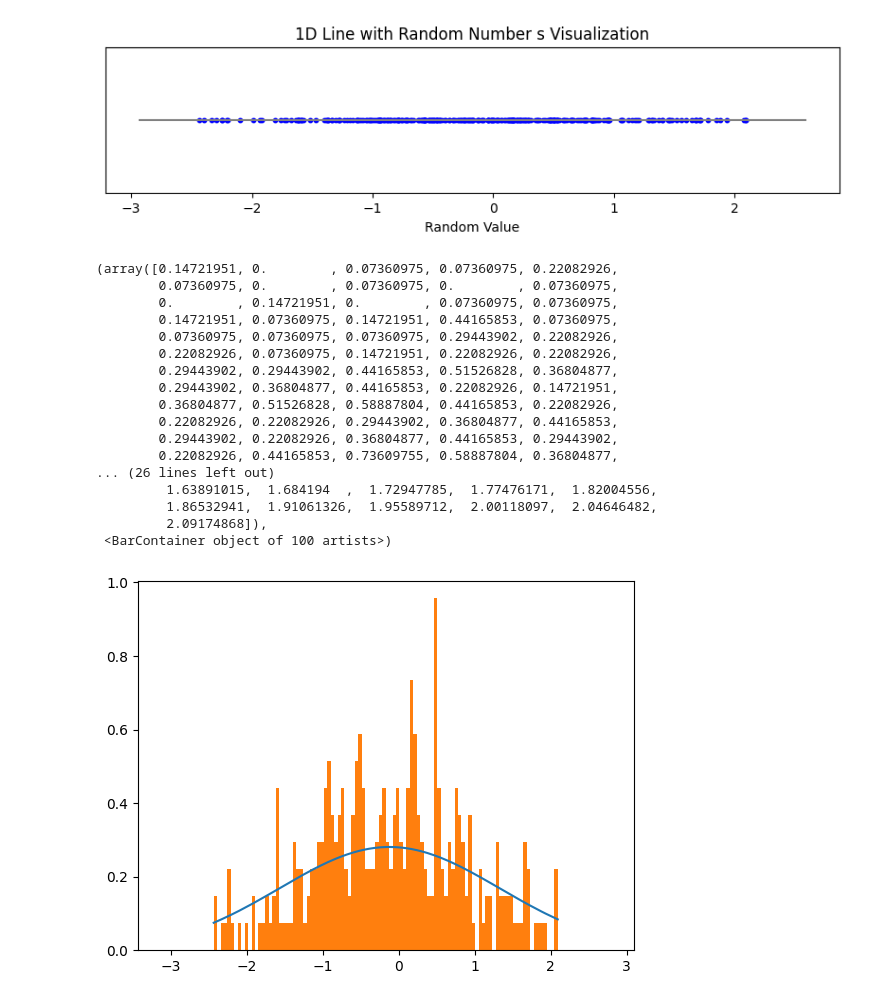
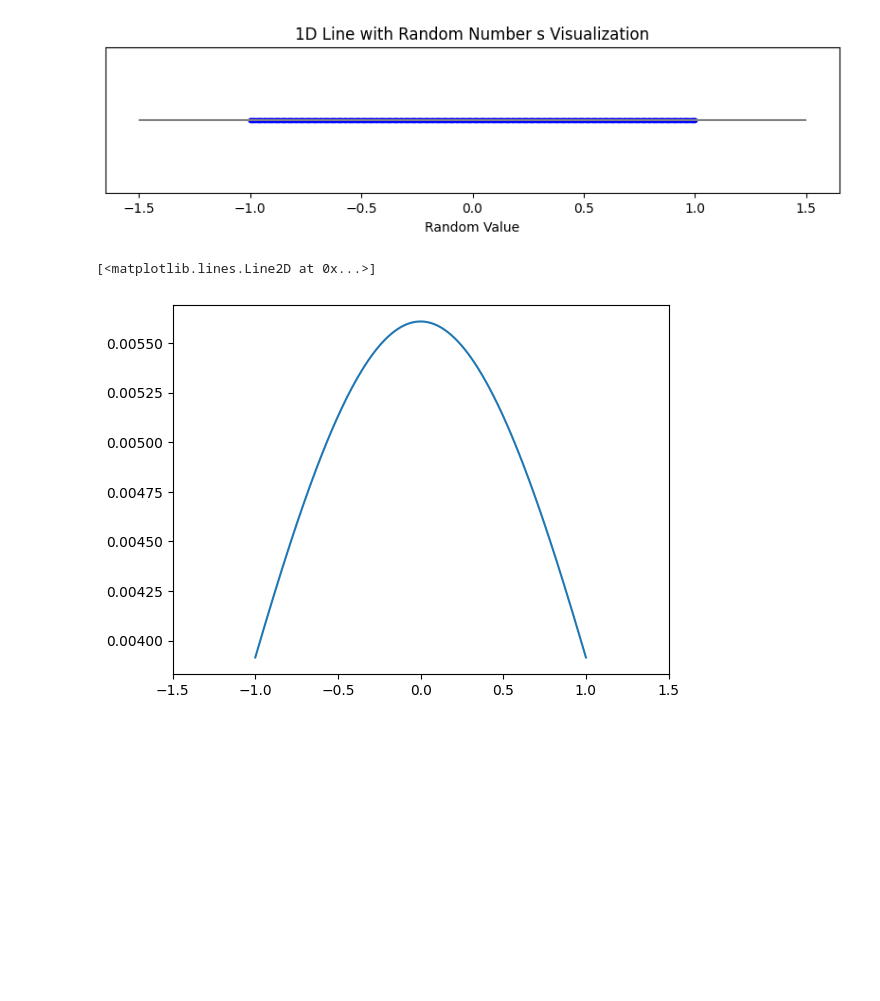
Before and after one commit to vinca0224/3D, a Jupyter notebook: uniform.ipynb, the cells around one changed output. Cells and saved outputs as stored; diff of their text form; code cells hidden in the pictures; blank space fills up the shorter version.

```diff
--- a/uniform.ipynb
+++ b/uniform.ipynb
@@ -1,8 +1,8 @@
 # %%
 import numpy as np
 # %%
-nums = np.random.randn(300)
-# nums = np.linspace(-1,5,100)
+# nums = np.random.randn(300)
+nums = np.linspace(-1,1,200)
 # nums = np.concatenate((nums,np.linspace(10,14,100)))
 nums = np.sort(nums)
 nums
@@ -43,46 +43,33 @@ plt.xlabel('Random Value')
 plt.yticks([])  # y축은 비우기 (1차원 느낌을 주기 위해)
 plt.show()
 # %% [output]
-[figure, old version]
+[figure, new version]
 # %%
 # def gaussian(x, mean):
 #     return np.exp(-(x - mean)**2)
 # %%
 from scipy.stats import norm
 
-pdf = []
+dens = []
 
 for num in nums:
     sum_p = 0
     # 여기에 가우시안 넣어야 될듯
     for num2 in nums:
-        # gaussian 커널로 점들간 거리에 따라 확률추정
-        p = norm.pdf(num-num2)
-        # 점 num에서 확률추정
-        sum_p += p
+        if num != num2:
+            # gaussian 커널로 점들간 거리에 따라 확률추정
+            p = norm.pdf(num-num2)
+            # 점 num에서 확률추정
+            sum_p += p
 
-    pdf.append(sum_p / len(nums))
+    dens.append(sum_p / (len(nums)-1))
 
-plt.xlim([min_num-1, max_num+1])
-plt.plot(nums, pdf)
-plt.hist(nums, density=True, bins=100)
+dens /= np.sum(dens)
+
+plt.xlim([min_num-0.5, max_num+0.5])
+plt.plot(nums, dens)
+# plt.hist(nums, density=True, bins=100)
 # %% [output]
-(array([0.14721951, 0.        , 0.07360975, 0.07360975, 0.22082926,
-        0.07360975, 0.        , 0.07360975, 0.        , 0.07360975,
-        0.        , 0.14721951, 0.        , 0.07360975, 0.07360975,
-        0.14721951, 0.07360975, 0.14721951, 0.44165853, 0.07360975,
-        0.07360975, 0.07360975, 0.07360975, 0.29443902, 0.22082926,
-        0.22082926, 0.07360975, 0.14721951, 0.22082926, 0.22082926,
-        0.29443902, 0.29443902, 0.44165853, 0.51526828, 0.36804877,
-        0.29443902, 0.36804877, 0.44165853, 0.22082926, 0.14721951,
-        0.36804877, 0.51526828, 0.58887804, 0.44165853, 0.22082926,
-        0.22082926, 0.22082926, 0.29443902, 0.36804877, 0.44165853,
-        0.29443902, 0.22082926, 0.36804877, 0.44165853, 0.29443902,
-        0.22082926, 0.44165853, 0.73609755, 0.58887804, 0.36804877,
-... (26 lines left out)
-         1.63891015,  1.684194  ,  1.72947785,  1.77476171,  1.82004556,
-         1.86532941,  1.91061326,  1.95589712,  2.00118097,  2.04646482,
-         2.09174868]),
- <BarContainer object of 100 artists>)
+[<matplotlib.lines.Line2D at 0x...>]
-[figure, old version]
+[figure, new version]
 # %%
```
Also changed, not shown: parts of 2 cells of this notebook.
